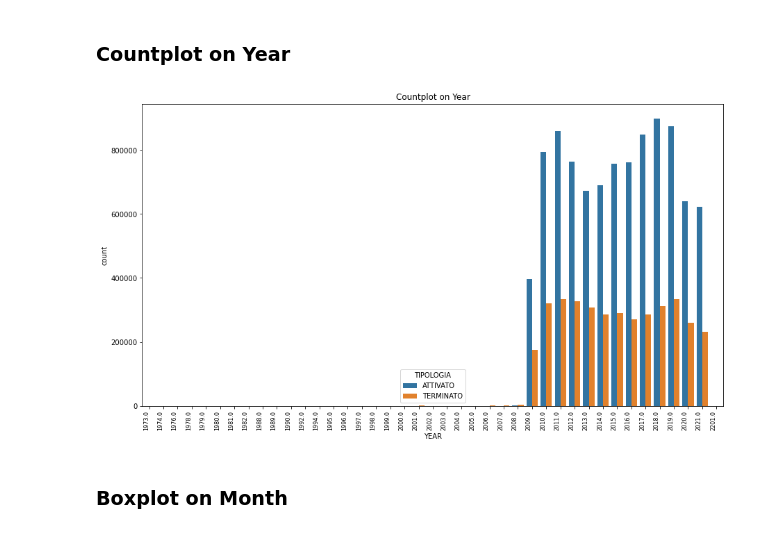
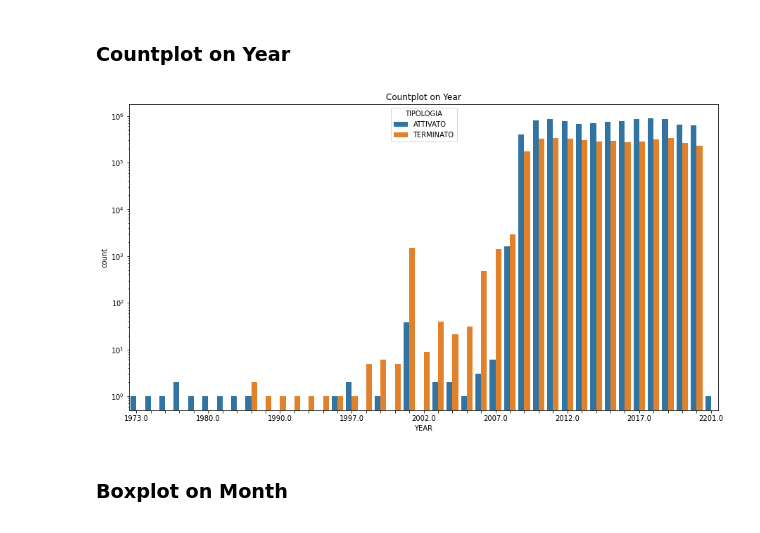
Before and after one commit to Smagia/DSB-ABB, a Jupyter notebook: DataScience_Lab1.ipynb, the cells around one changed output. Cells and saved outputs as stored; diff of their text form; code cells hidden in the pictures.

```diff
--- a/DataScience_Lab1.ipynb
+++ b/DataScience_Lab1.ipynb
@@ -239,13 +237,17 @@ plt.show()
 # %%
 ax = sb.countplot(data=tempDF, x='YEAR', hue = 'TIPOLOGIA')
 ax.set_title("Countplot on Year")
-ax.set_xticklabels(ax.get_xticklabels(), rotation=90, ha="right", size="8")
+ax.set_yscale("log")
+for ind, label in enumerate(ax.get_xticklabels()):
+    if ind % 5 == 0:
+        label.set_visible(True)
+    else:
+        label.set_visible(False)
 plt.gcf().set_size_inches(15, 8)
 plt.show()
-#TODO: fix year label shown as float
 #TODO: add description distribution: most entries are between 2009 and 2021
 # %% [output]
-[figure, old version]
+[figure, new version]
 # %% [markdown]
 ### Boxplot on Month
 # %%
```
Also changed, not shown: parts of 5 cells of this notebook.
